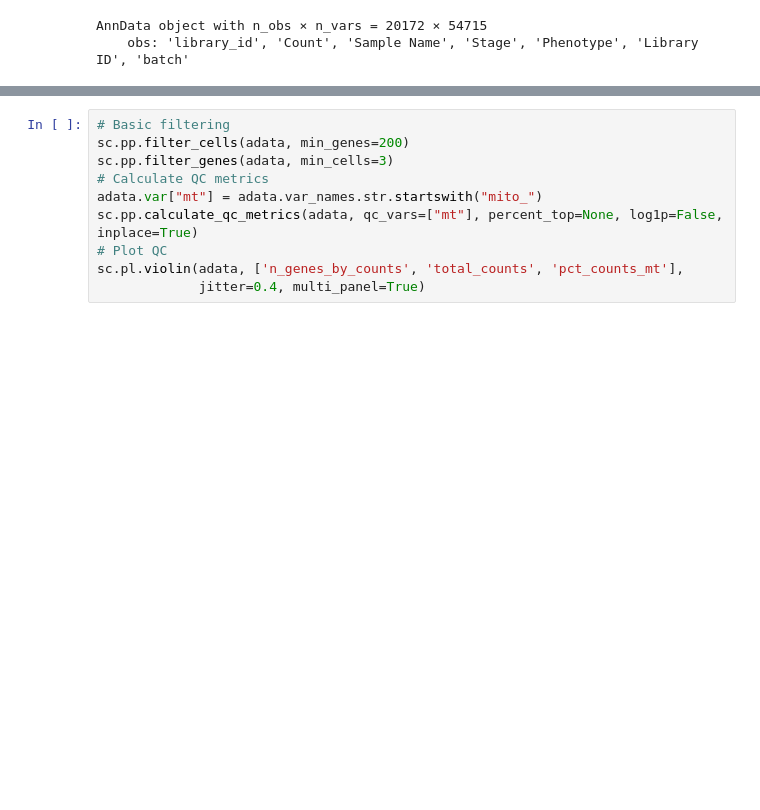
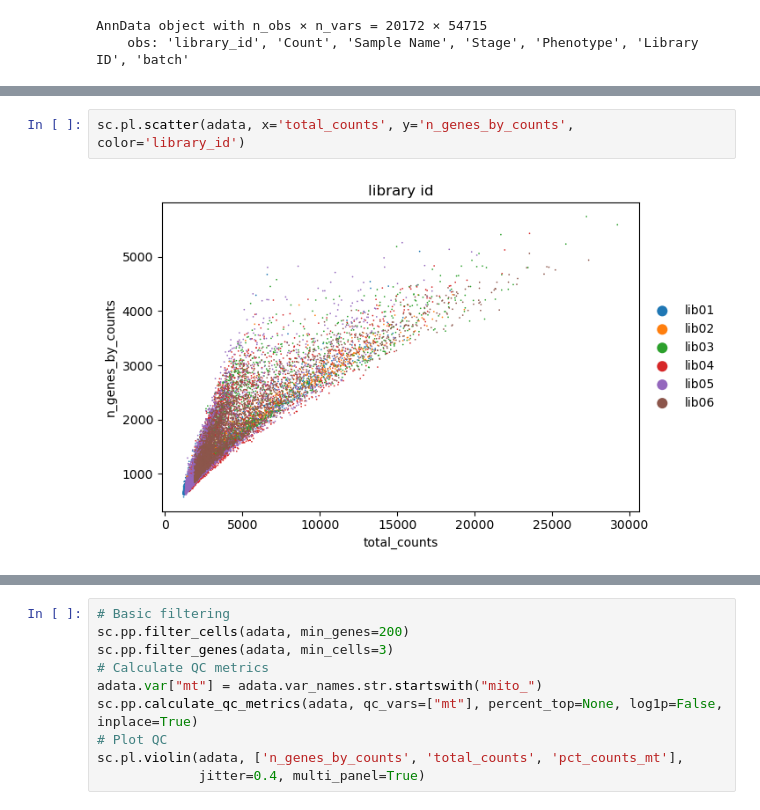
Before and after one commit to MiquelSendra/scParhyale, a Jupyter notebook: notebooks/scParhyale_analysis.ipynb, the cells around one changed output, grey strips where cells are left out. Cells and saved outputs as stored; diff of their text form; blank space fills up the shorter version.

```diff
--- a/notebooks/scParhyale_analysis.ipynb
+++ b/notebooks/scParhyale_analysis.ipynb
@@ -71,0 +100,4 @@ NameError: name 'eeee' is not defined
+# %%
+sc.pl.scatter(adata, x='total_counts', y='n_genes_by_counts', color='library_id')
+# %% [output]
+[figure, added]
```
Also changed, not shown: parts of 19 cells of this notebook, 3 other files.
